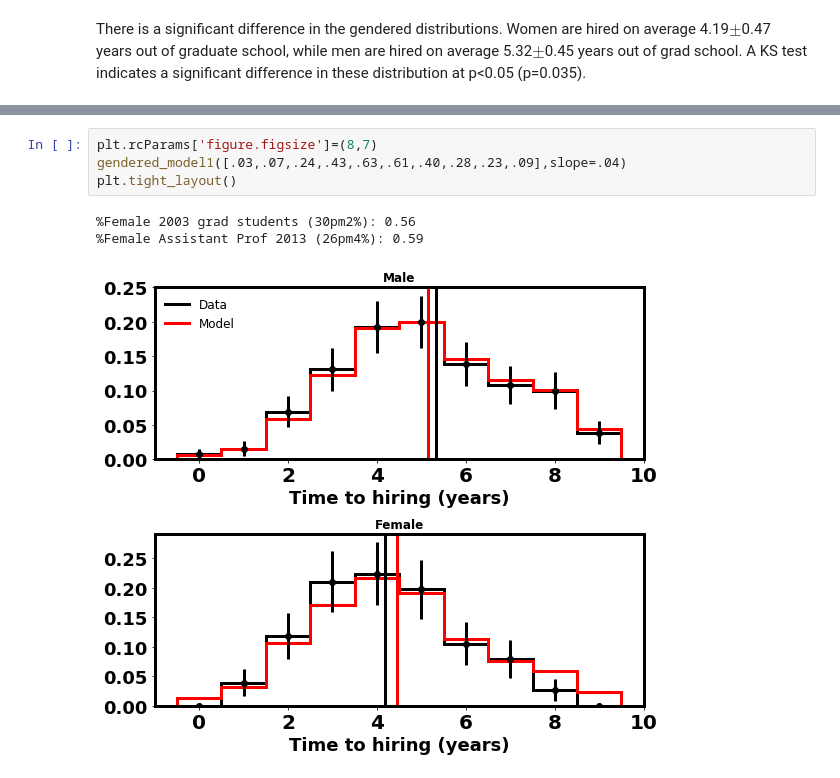
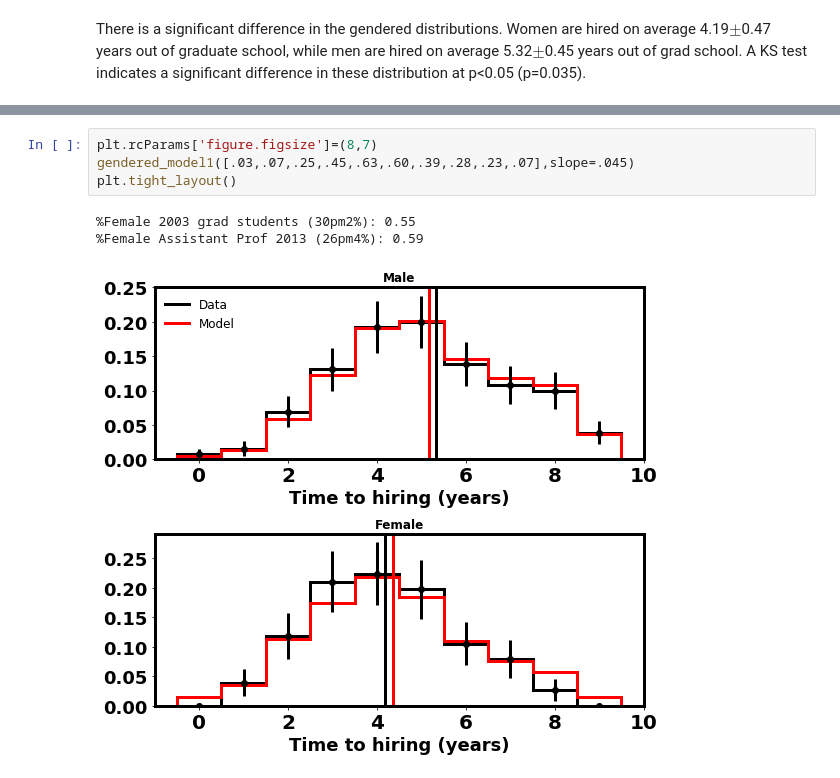
Before and after one commit to kevin-flaherty/hiring_distro, a Jupyter notebook: hiring_demo.ipynb, the cells around one changed output, grey strips where cells are left out. Saved outputs shown, nothing was run; the diff lists cells and outputs as text.

```diff
--- a/hiring_demo.ipynb
+++ b/hiring_demo.ipynb
@@ -74,9 +88,9 @@ The fraction of women within the field has increased over time. This can cause t
 # %%
 plt.rcParams['figure.figsize']=(8,7)
-gendered_model1([.03,.07,.24,.43,.63,.61,.40,.28,.23,.09],slope=.04)
+gendered_model1([.03,.07,.25,.45,.63,.60,.39,.28,.23,.07],slope=.045)
 plt.tight_layout()
 # %% [output]
-%Female 2003 grad students (30pm2%): 0.56
+%Female 2003 grad students (30pm2%): 0.55
 %Female Assistant Prof 2013 (26pm4%): 0.59
-[figure, old version]
+[figure, new version]
 # %% [markdown]
```
Also changed, not shown: parts of 20 cells of this notebook, 1 other file.
